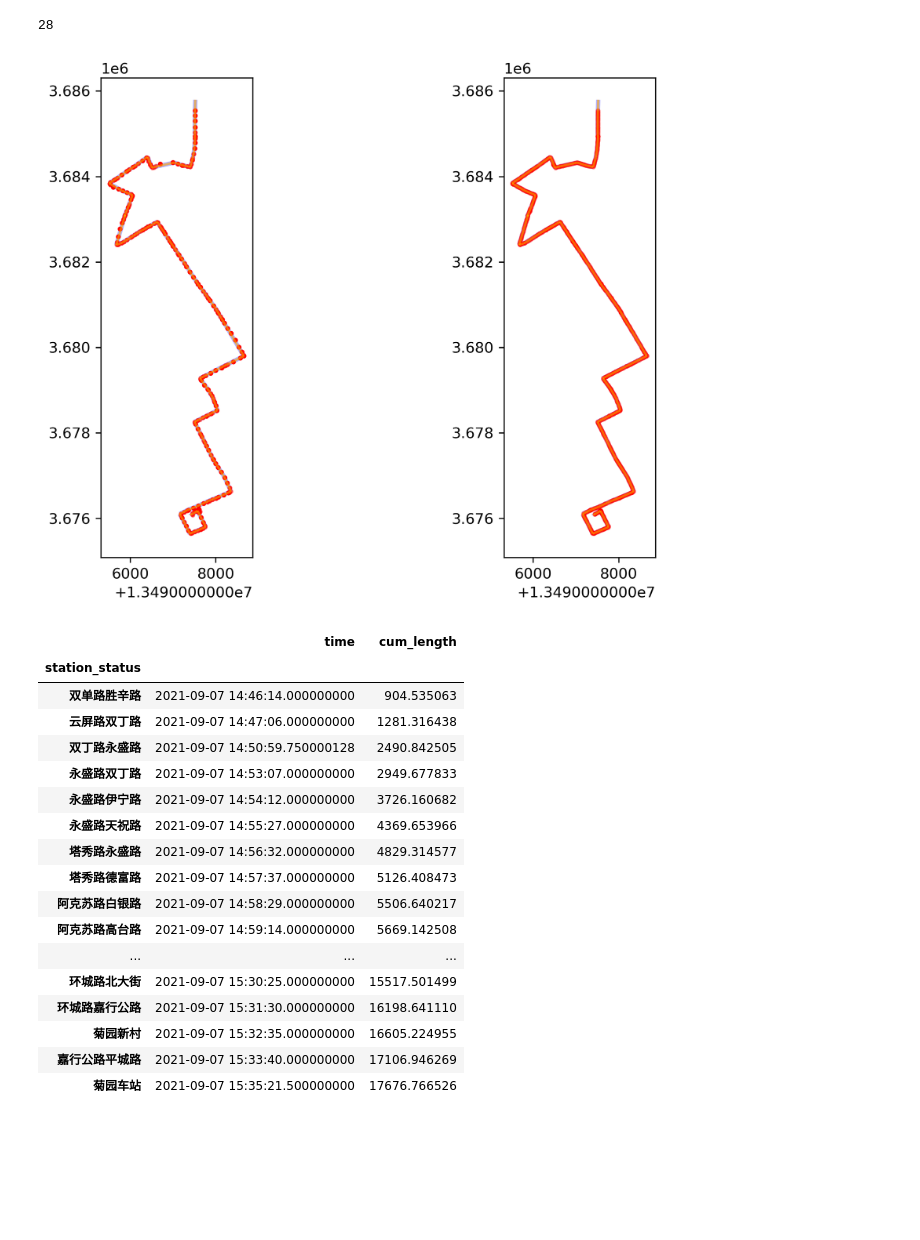
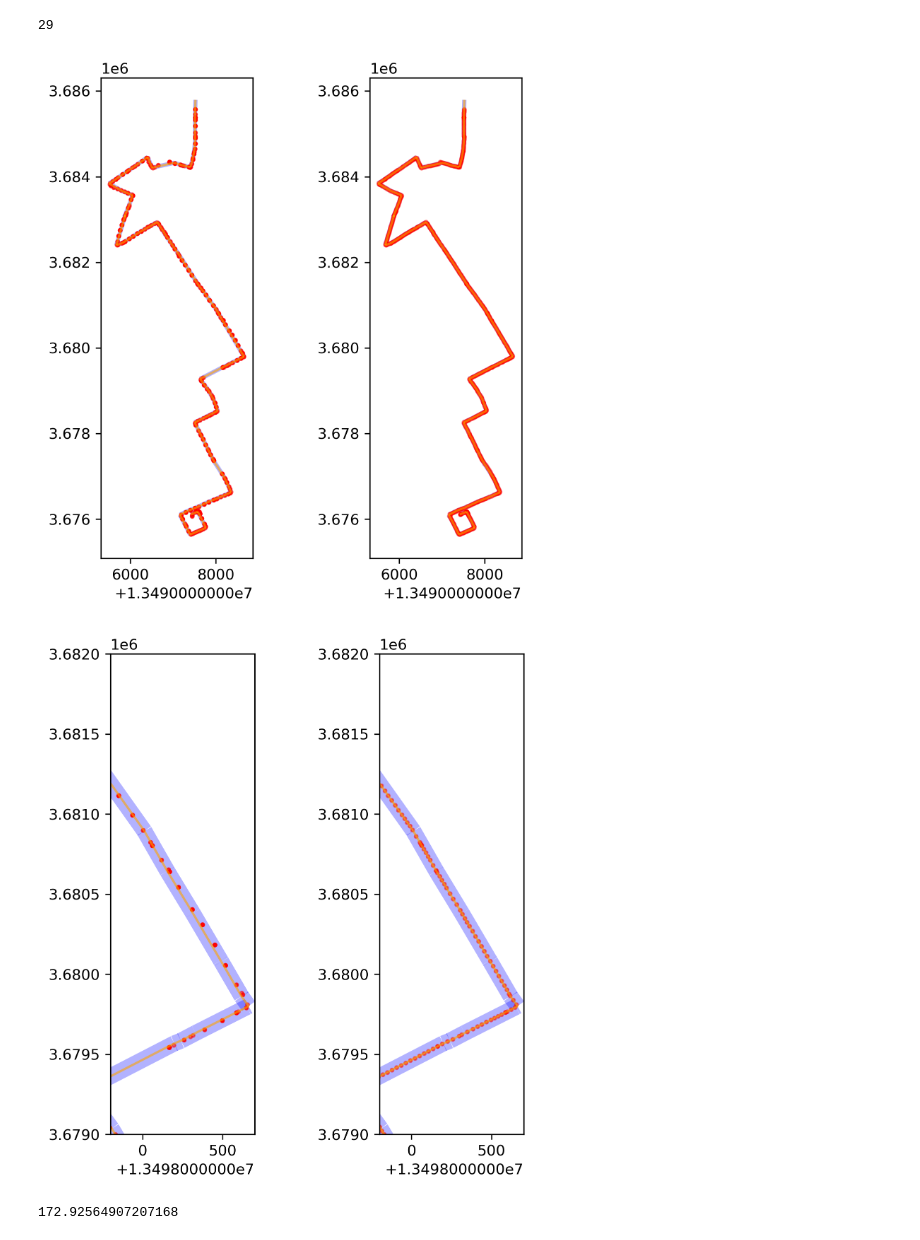
Before and after one commit to Eightina/Tranportation-Statistics-Course-Design, a Jupyter notebook: analysis.ipynb, the cells around one changed output. Drawn from its saved outputs; the diff is of its cells as text; code cells hidden in the pictures; blank space fills up the shorter version.

Commit message:
regenerate data

```diff
--- a/analysis.ipynb
+++ b/analysis.ipynb
@@ -17,63 +12,19 @@ warnings.filterwarnings("ignore")
-# %%
-day = 7
-nidx = 90
-direction = 1
-res = pd.read_pickle('./data/output/gps_{}.pkl'.format(day))
-res.columns
-len(res)
-
-routine = generate_routine(res, nidx, direction)
-if direction:
-    mapdf = pd.read_excel('./data/map/map_down.xlsx')
-else:
-    mapdf = pd.read_excel('./data/map/map_up.xlsx')
-mapdf = generate_3857_df(mapdf)
-mapline = generate_lines(mapdf)
-mapline = generate_buffers(mapline)
-mapline = generate_base_length(mapline)
-
-import geopandas as gpd
-plt_mapline = gpd.GeoDataFrame(mapline)
-plt_routine = gpd.GeoDataFrame(routine)
-fig, ax = plt.subplots(1,2,figsize=(9,6),dpi=300)
-plt_mapline['rect_buffer'].plot(ax = ax[0], color = 'blue', alpha=0.3)
-plt_mapline.plot(ax = ax[0], color = 'orange',alpha=0.6)
-plt_routine.plot(ax = ax[0], color = 'red', alpha = 0.5, markersize = 5)
-
-plt_mapline['rect_buffer'].plot(ax = ax[1], color = 'blue', alpha=0.3)
-plt_mapline.plot(ax = ax[1], color = 'orange',alpha=0.6)
-adjusted_routine = gpd.GeoDataFrame({'geometry':plt_routine['adjusted_geometry']})
-adjusted_routine.plot(ax = ax[1], color = 'red', alpha = 0.5, markersize = 5)
-
-# ax[0].set_xlim((7800+1.349e7, 8700+1.349e7))
-# ax[0].set_ylim((3.679e6, 3.682e6))
-# ax[1].set_xlim((7800+1.349e7, 8700+1.349e7))
-# ax[1].set_ylim((3.679e6, 3.682e6))
-station_time_res = routine.loc[routine['station_status'] != 0, ['time','cum_length', 'station_status']].groupby('station_status').agg('mean').sort_values('time')
-len(station_time_res)
-# %% [output]
-28
-[figure, removed]
+# %%
+date = 6
+nidx = 90
+direction = 1
 # %%
+day = load_daydf(date)
+routine = load_routinedf(day, nidx, direction)
+mapline = process_linedf(direction)
+xlim = (7800+1.349e7, 8700+1.349e7)
+ylim = (3.679e6, 3.682e6)
+map_plot(mapline, routine)
+map_plot(mapline, routine, xlim, ylim)
+
 station_time_res = routine.loc[routine['station_status'] != 0, ['time','cum_length', 'station_status']].groupby('station_status').agg('mean').sort_values('time')
-# len(station_time_res)
-station_time_res
+len(station_time_res)
 # %% [output]
-|  | time | cum_length |
-| station_status |  |  |
-| 双单路胜辛路 | 2021-09-07 14:46:14.000000000 | 904.535063 |
-| 云屏路双丁路 | 2021-09-07 14:47:06.000000000 | 1281.316438 |
-| 双丁路永盛路 | 2021-09-07 14:50:59.750000128 | 2490.842505 |
-| 永盛路双丁路 | 2021-09-07 14:53:07.000000000 | 2949.677833 |
-| 永盛路伊宁路 | 2021-09-07 14:54:12.000000000 | 3726.160682 |
-| 永盛路天祝路 | 2021-09-07 14:55:27.000000000 | 4369.653966 |
-| 塔秀路永盛路 | 2021-09-07 14:56:32.000000000 | 4829.314577 |
-| 塔秀路德富路 | 2021-09-07 14:57:37.000000000 | 5126.408473 |
-| 阿克苏路白银路 | 2021-09-07 14:58:29.000000000 | 5506.640217 |
-| 阿克苏路高台路 | 2021-09-07 14:59:14.000000000 | 5669.142508 |
-| ... | ... | ... |
-| 环城路北大街 | 2021-09-07 15:30:25.000000000 | 15517.501499 |
-| 环城路嘉行公路 | 2021-09-07 15:31:30.000000000 | 16198.641110 |
-| 菊园新村 | 2021-09-07 15:32:35.000000000 | 16605.224955 |
-| 嘉行公路平城路 | 2021-09-07 15:33:40.000000000 | 17106.946269 |
-| 菊园车站 | 2021-09-07 15:35:21.500000000 | 17676.766526 |
+29
+[figure, added]
+[figure, added]
@@ -79,0 +36,4 @@ station_time_res
+# %%
+down_linedf.loc[0].geometry.length
+# %% [output]
+172.92564907207168
```
Also changed, not shown: parts of 16 cells of this notebook, 8 other files.
